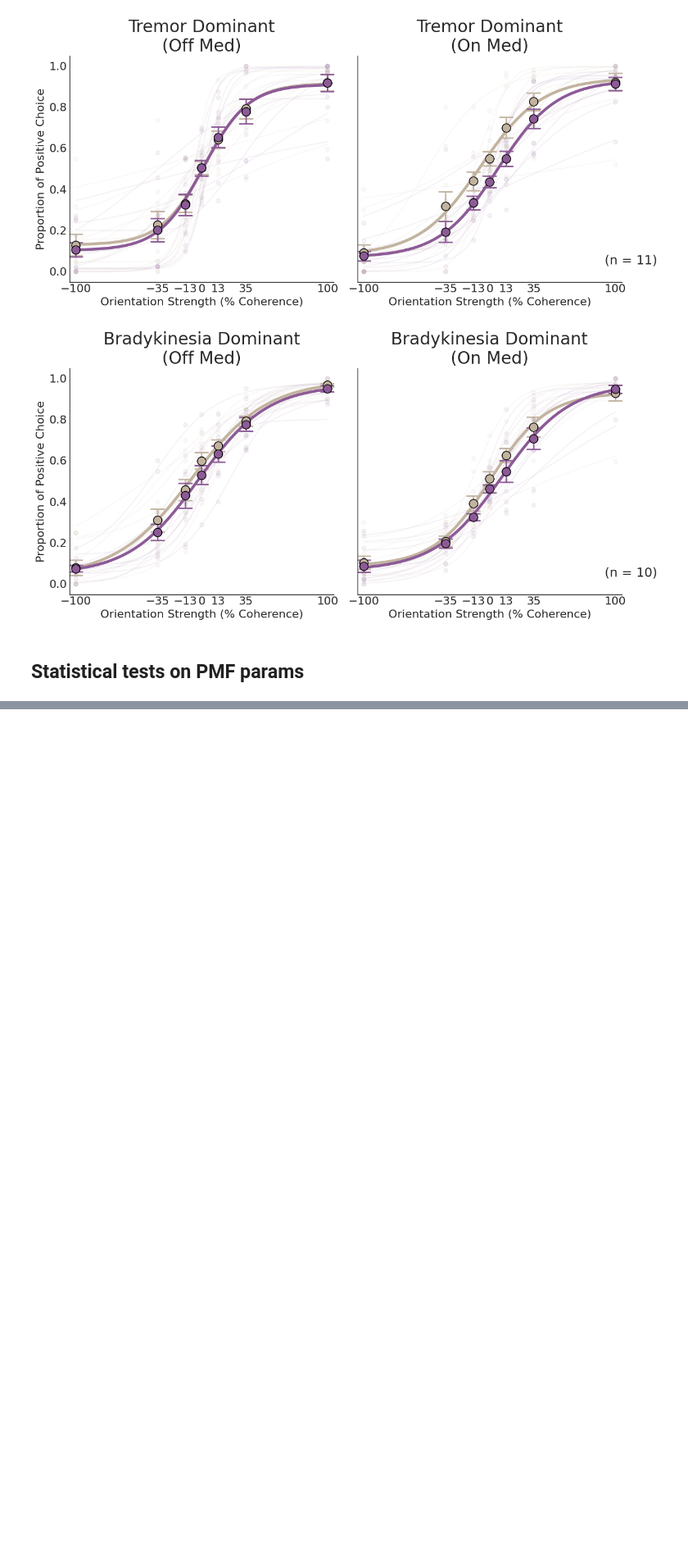
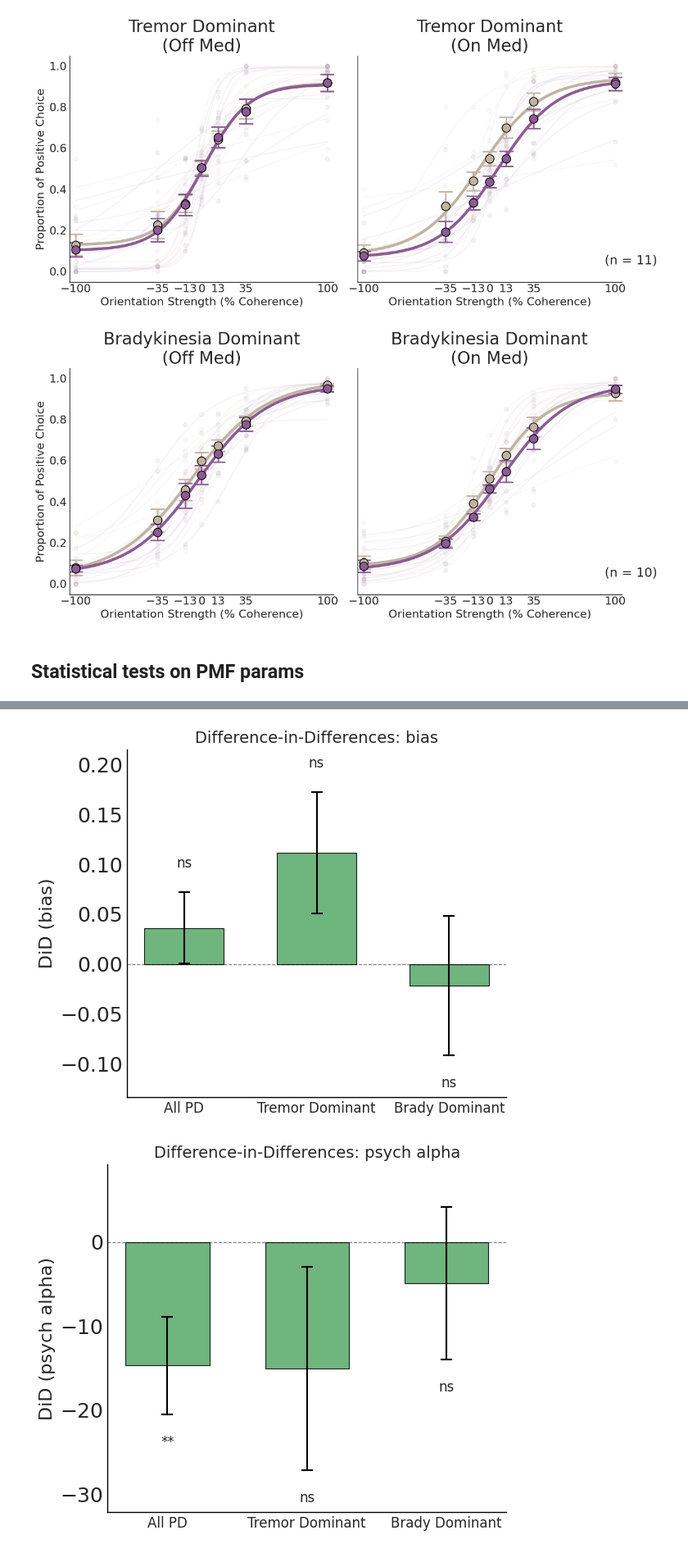
Before and after one commit to vaibrainium/bayesian-priors-in-pd-subtype, a Jupyter notebook: notebooks/2.20-psych-model-fitting-color.ipynb, the cells around one changed output, grey strips where cells are left out. Shown at 82% size. Drawn from its saved outputs; the diff is of its cells as text; code cells hidden in the pictures; blank space fills up the shorter version.

```diff
--- a/notebooks/2.20-psych-model-fitting-color.ipynb
+++ b/notebooks/2.20-psych-model-fitting-color.ipynb
@@ -221,0 +368,38 @@ for var in ["bias", "psych_alpha", "psych_beta"]:
+# %%
+did_bar_color = "#55A868"
+
+for var in ["bias", "psych_alpha", "psych_beta"]:
+    fig, ax = plt.subplots(figsize=(6, 5))
+    x = np.arange(len(did_group_order))
+    means, sems, pvals = [], [], []
+    for grp in did_group_order:
+        did = did_results[(var, grp)]
+        means.append(np.mean(did))
+        sems.append(scipy_stats.sem(did))
+        pvals.append(scipy_stats.wilcoxon(did).pvalue)
+    means, sems = np.array(means), np.array(sems)
+
+    ax.bar(x, means, color=did_bar_color, edgecolor="k", linewidth=0.8, width=0.6, alpha=0.85)
+    ax.errorbar(x, means, yerr=sems, fmt="none", color="k", capsize=5, elinewidth=1.5, capthick=1.5)
+
+    span = (means + sems).max() - (means - sems).min()
+    pad = span * 0.08
+    for xi, (m, s, p) in enumerate(zip(means, sems, pvals)):
+        star = "***" if p < 0.001 else "**" if p < 0.01 else "*" if p < 0.05 else "ns"
+        top = m + s if m >= 0 else m - s
+        va = "bottom" if m >= 0 else "top"
+        ax.text(xi, top + (pad if m >= 0 else -pad), star, ha="center", va=va, fontsize=12)
+
+    ax.set_ylim((means - sems).min() - 2 * pad, (means + sems).max() + 2 * pad)
+    ax.axhline(0, color="k", lw=0.8, ls="--", alpha=0.5)
+    ax.set_xticks(x)
+    ax.set_xticklabels([did_group_titles[g] for g in did_group_order], fontsize=12)
+    ax.set_ylabel(f"DiD ({var.replace('_', ' ')})")
+    ax.set_title(f"Difference-in-Differences: {var.replace('_', ' ')}", fontsize=14)
+    for sp in ["top", "right"]:
+        ax.spines[sp].set_visible(False)
+    fig.tight_layout()
+    plt.show()
+# %% [output]
+[figure, added]
+[figure, added]
```
Also changed, not shown: parts of 11 cells of this notebook, 3 other files.
